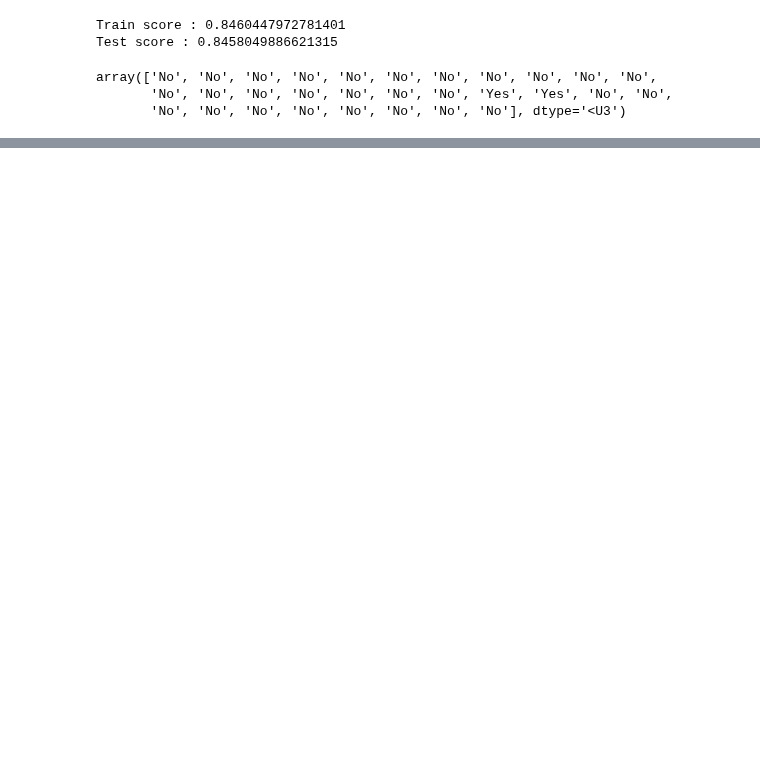
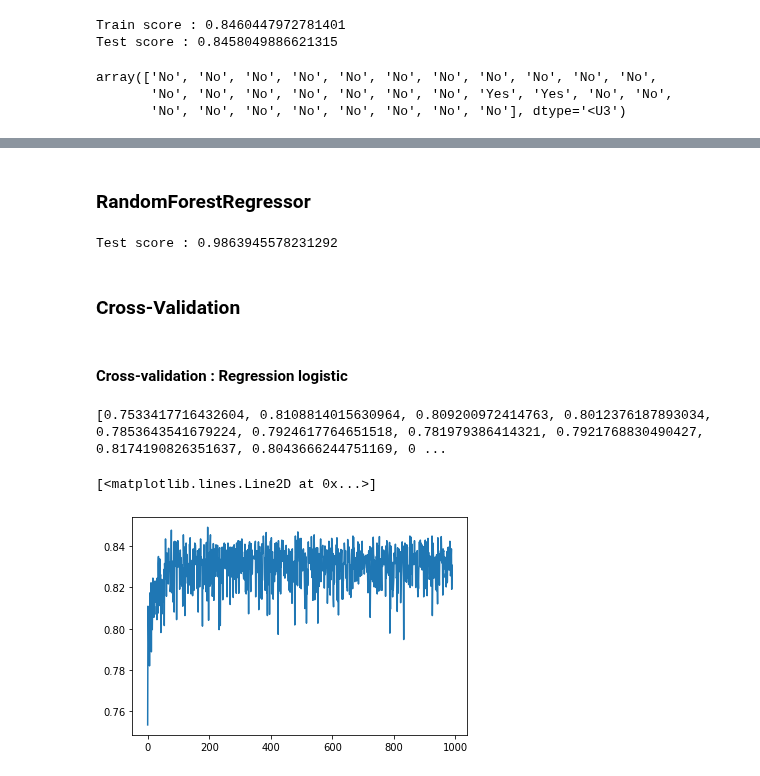
Before and after one commit to Killian-drh/Projet-HR-Analysis, a Jupyter notebook: NT_Projet_IA.ipynb, the cells around one changed output, grey strips where cells are left out. Saved outputs shown, nothing was run; the diff lists cells and outputs as text; code cells hidden in the pictures; blank space fills up the shorter version.

Commit message:
adding RFC/KNeighbors + Gridsearch and CV

```diff
--- a/NT_Projet_IA.ipynb
+++ b/NT_Projet_IA.ipynb
@@ -424,9 +424,11 @@ model.score(X_test, y_test)
 # %%
 #Création de mon modèle avec full_pipeline et l'algo
-model = make_pipeline(full_pipeline,KNeighborsClassifier())
+clf_neighbors = KNeighborsClassifier()
 #Entrainement du modèle
-model.fit(X_train, y_train)
-print('Train score :', model.score(X_train, y_train))
-print('Test score :', model.score(X_test, y_test))
-print('Test prediction :', model.predict(X_test[:35]))
+clf_neighbors.fit(X_train, y_train)
+# Scoring
+print('Train score :', clf_neighbors.score(X_train, y_train))
+print('Test score :', clf_neighbors.score(X_test, y_test))
+
+clf_neighbors.predict(X_test[:30]) #Prédiction sur le set de test
 # %% [output]
@@ -438,7 +439,0 @@ Test prediction : ['No' 'No' 'No' 'No' 'No' 'No' 'No' 'No' 'No' 'No' 'No' 'No' '
-# %%
-from sklearn.model_selection import cross_val_score
-val_score = []
-
-for k in range(1, 50):
-    score = cross_val_score(model, X_train, y_train, cv=5, scoring='accuracy').mean()
-    val_score.append(score)
@@ -446,0 +444,36 @@ TypeError: 'Pipeline' object is not callable
+# %% [markdown]
+### RandomForestRegressor
+# %%
+forest_reg = RandomForestClassifier(n_estimators=75,random_state=42)
+forest_reg.fit(X_train, y_train)
+
+#print('Train score :', forest_reg.score(X_train, y_train))
+print('Test score :', forest_reg.score(X_test, y_test))
+
+y_prediction_rfc = forest_reg.predict(X_test) #Prédiction sur le set de test
+# %% [output]
+Test score : 0.9863945578231292
+# %% [markdown]
+### Cross-Validation
+# %% [markdown]
+#### Cross-validation : Regression logistic
+# %%
+from sklearn.model_selection import cross_val_score
+val_score_sdg = []
+val_score_kneighbors = []
+val_score_rfc = []
+# %%
+# Calcul du score de cross validationn en splitant notre train set en 5 jeux de données
+# et en testant k_neighbors=1 < 50, k++
+for k in range(10, 1000):
+    score = cross_val_score(SGDClassifier(max_iter = k), X_train, y_train, cv=5, scoring='accuracy').mean()
+    val_score_sdg.append(score)
+    k = k + 50
+
+print(val_score_sdg)
+#Affichage du tableau de valeur des score
+plt.plot(val_score_sdg)
+# %% [output]
+[0.7533417716432604, 0.8108814015630964, 0.809200972414763, 0.8012376187893034, 0.7853643541679224, 0.7924617764651518, 0.781979386414321, 0.7921768830490427, 0.8174190826351637, 0.8043666244751169, 0 ...
+[<matplotlib.lines.Line2D at 0x...>]
+[figure, added]
```
Also changed, not shown: parts of 25 cells of this notebook.
